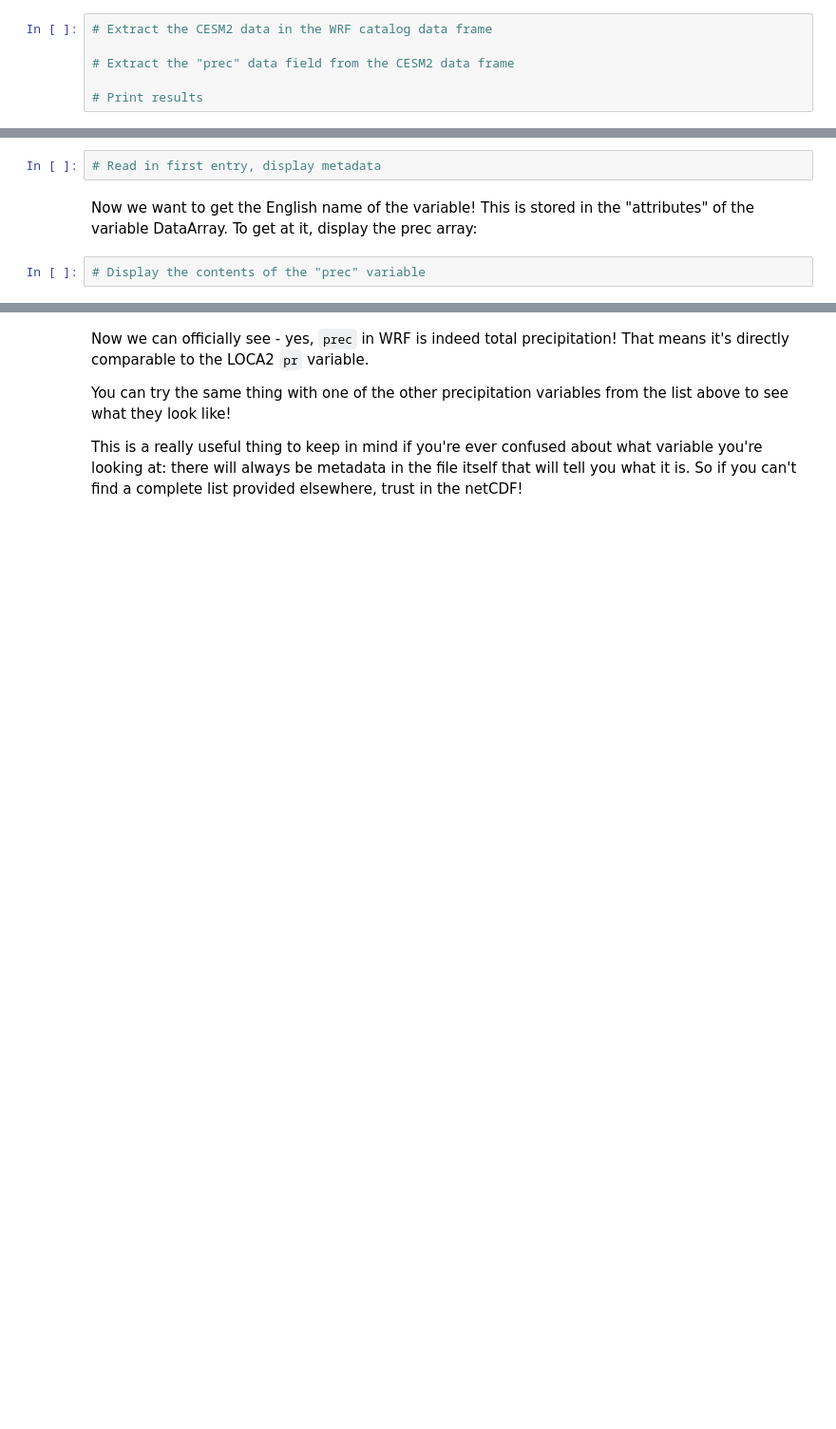
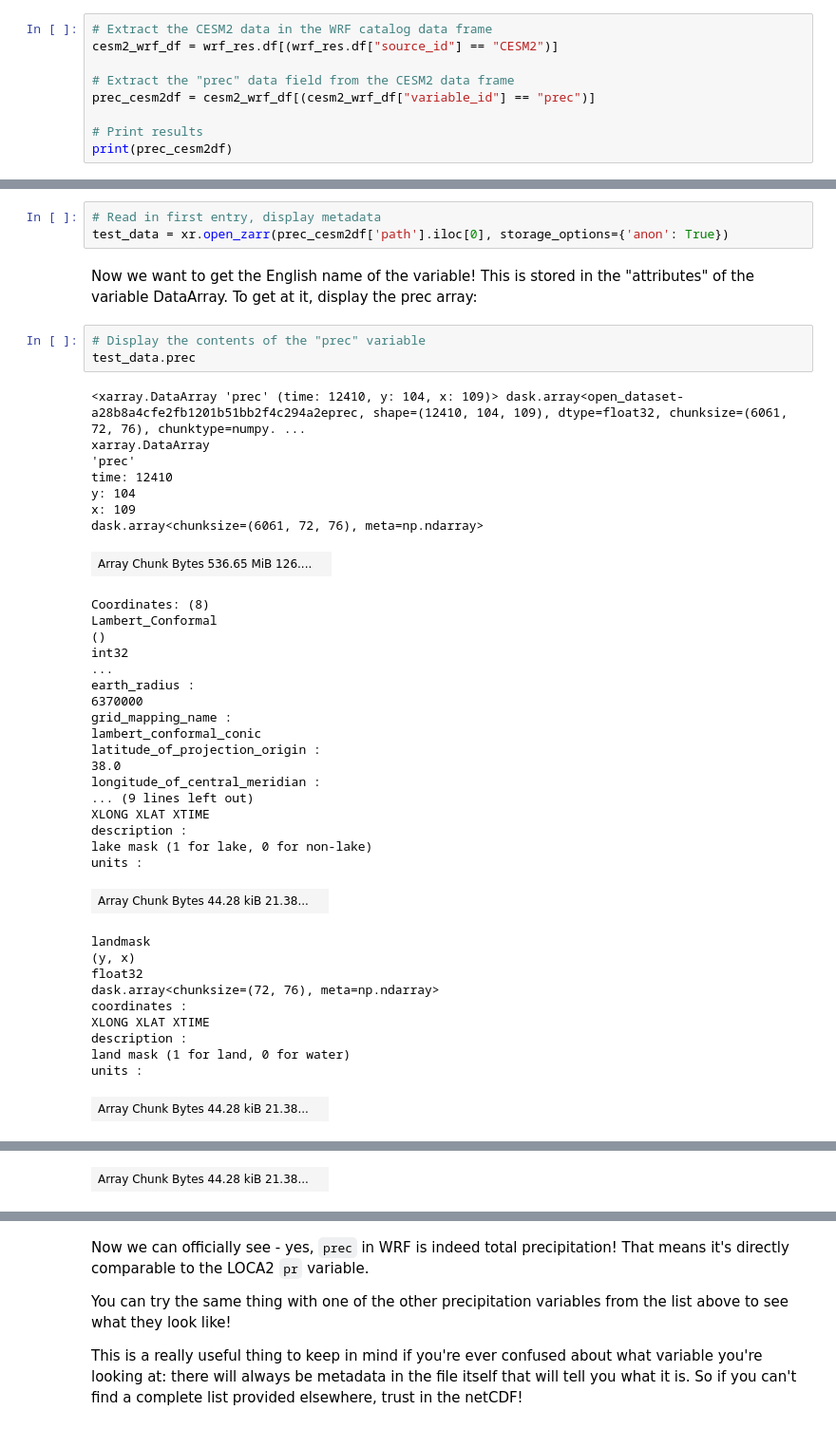
Before and after one commit to tommats00/Cal-Adapt-diagnostics, a Jupyter notebook: CodeAlong 1. Mapping Downscaled Products.ipynb, the cells around one changed output, grey strips where cells are left out. Shown at 95% size. Cells and saved outputs as stored; diff of their text form; blank space fills up the shorter version.

```diff
--- a/CodeAlong 1. Mapping Downscaled Products.ipynb
+++ b/CodeAlong 1. Mapping Downscaled Products.ipynb
@@ -233,7 +326,10 @@ We know that we're interested in looking at precipitation, which is called `pr`
 Let's read in one of these files and display the associated metadata using xarray's ability to do this!
 # %%
 # Extract the CESM2 data in the WRF catalog data frame
+cesm2_wrf_df = wrf_res.df[(wrf_res.df["source_id"] == "CESM2")]
 
 # Extract the "prec" data field from the CESM2 data frame
+prec_cesm2df = cesm2_wrf_df[(cesm2_wrf_df["variable_id"] == "prec")]
 
 # Print results
+print(prec_cesm2df)
@@ -243,7 +359,46 @@ Again there's a lot going on here - let's ignore most of it for now and just rea
 Below I've used the `iloc[]` syntax to display the first entry in the `['path']` field:
 # %%
 # Read in first entry, display metadata
+test_data = xr.open_zarr(prec_cesm2df['path'].iloc[0], storage_options={'anon': True})
 # %% [markdown]
 Now we want to get the English name of the variable! This is stored in the "attributes" of the variable DataArray. To get at it, display the prec array:
 # %%
 # Display the contents of the "prec" variable
+test_data.prec
+# %% [output]
+<xarray.DataArray 'prec' (time: 12410, y: 104, x: 109)> dask.array<open_dataset-a28b8a4cfe2fb1201b51bb2f4c294a2eprec, shape=(12410, 104, 109), dtype=float32, chunksize=(6061, 72, 76), chunktype=numpy. ...
+xarray.DataArray
+'prec'
+time: 12410
+y: 104
+x: 109
+dask.array<chunksize=(6061, 72, 76), meta=np.ndarray>
+| Array Chunk Bytes 536.65 MiB 126.... |  |
+Coordinates: (8)
+Lambert_Conformal
+()
+int32
+...
+earth_radius :
+6370000
+grid_mapping_name :
+lambert_conformal_conic
+latitude_of_projection_origin :
+38.0
+longitude_of_central_meridian :
+... (9 lines left out)
+XLONG XLAT XTIME
+description :
+lake mask (1 for lake, 0 for non-lake)
+units :
+| Array Chunk Bytes 44.28 kiB 21.38... |  |
+landmask
+(y, x)
+float32
+dask.array<chunksize=(72, 76), meta=np.ndarray>
+coordinates :
+XLONG XLAT XTIME
+description :
+land mask (1 for land, 0 for water)
+units :
+| Array Chunk Bytes 44.28 kiB 21.38... |  |
@@ -249,0 +415 @@ Now we want to get the English name of the variable! This is stored in the "attr
+| Array Chunk Bytes 44.28 kiB 21.38... |  |
```
Also changed, not shown: parts of 18 cells of this notebook, 1 other file.
